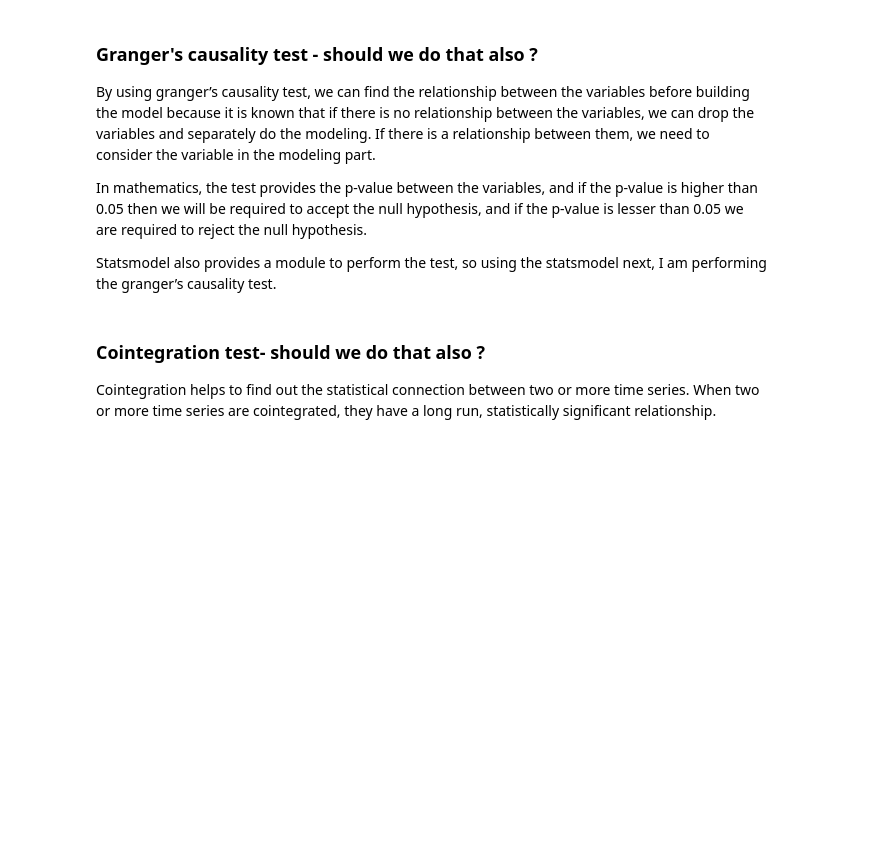
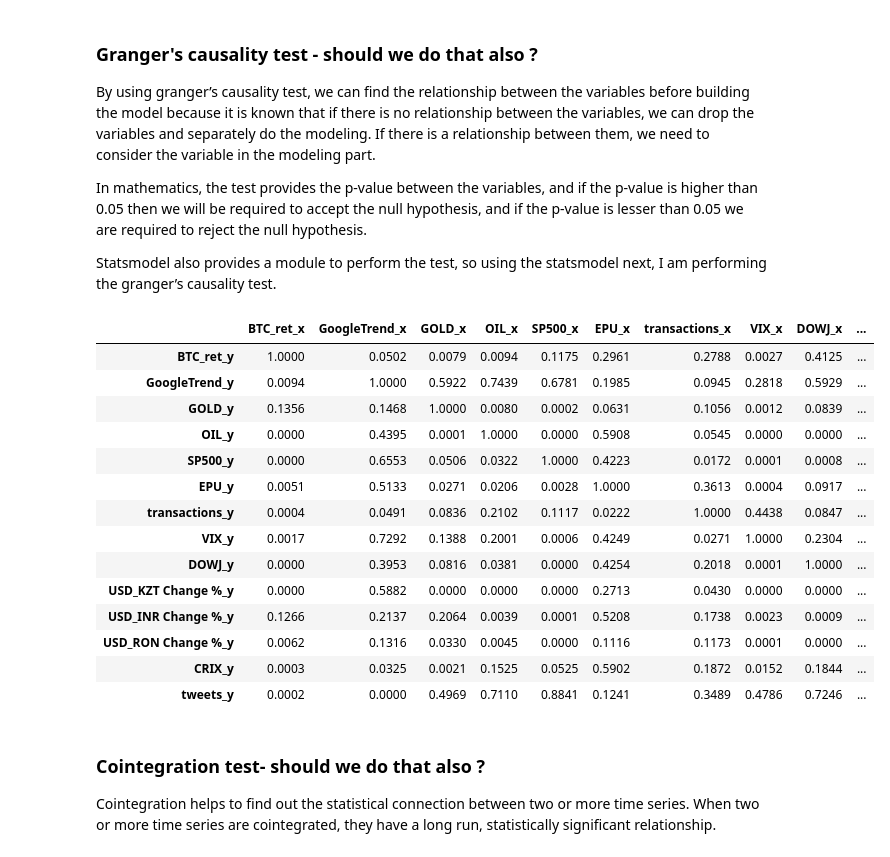
Before and after one commit to Nsmid/Research-project-Fintech-BTC_PRICES, a Jupyter notebook: research_project.ipynb, the cells around one changed output. Saved outputs shown, nothing was run; the diff lists cells and outputs as text; code cells hidden in the pictures; blank space fills up the shorter version.

Commit message:
everything merged+ Granger's causality test

```diff
--- a/research_project.ipynb
+++ b/research_project.ipynb
@@ -429,0 +460,4 @@ twitter['tweets'].isna().sum()
+# %%
+# create a scaler object
+std_scaler = StandardScaler()
+std_scaler
@@ -430,3 +466,8 @@ twitter['tweets'].isna().sum()
+# %%
+#standardizing the number of tweets per day
+twitter_st = pd.DataFrame(std_scaler.fit_transform(twitter), columns=twitter.columns)
+# %%
+twitter_st.index=twitter.index
 # %% [markdown]
 ------------------------------------------------------------------------------------------------------------------
 # %% [markdown]
@@ -456,7 +531,10 @@ All other data apart from those stated before are in their log form --> from pri
 # %%
 btc_merged=returns_btc.join(df_data_st)
 btc_df= btc_merged.merge(yahoofin_returns, left_index=True, right_index=True)
-btc_data= btc_df.merge(df_merge_returns, left_index=True, right_index=True)
+btc_1 = btc_df.merge(df_merge_returns, left_index=True, right_index=True)
+btc_2 = btc_1.merge(dfs_currency, left_index=True, right_index=True)
+btc_3 = btc_2.merge(CRIX_returns, left_index=True, right_index=True)
+btc_data = btc_3.merge(twitter_st, left_index=True, right_index=True)
 # %%
 data_btc=btc_data.dropna()
 # %%
@@ -553,3 +753,39 @@ from statsmodels.tsa.stattools import grangercausalitytests
+# %%
+from statsmodels.tsa.stattools import grangercausalitytests
+maxlag=15
+test = 'ssr_chi2test'
+
+def grangers_causation_matrix(data, variables, test='ssr_chi2test', verbose=False):
+
+    df = pd.DataFrame(np.zeros((len(variables), len(variables))), columns=variables, index=variables)
+    for c in df.columns:
+        for r in df.index:
+            test_result = grangercausalitytests(data[[r, c]], maxlag=maxlag, verbose=False)
+            p_values = [round(test_result[i+1][0][test][1],4) for i in range(maxlag)]
+            if verbose: print(f'Y = {r}, X = {c}, P Values = {p_values}')
+            min_p_value = np.min(p_values)
+            df.loc[r, c] = min_p_value
+    df.columns = [var + '_x' for var in variables]
+    df.index = [var + '_y' for var in variables]
+    return df
+
+grangers_causation_matrix(data_btc, variables = data_btc.columns)
+# %% [output]
+|  | BTC_ret_x | GoogleTrend_x | GOLD_x | OIL_x | SP500_x | EPU_x | transactions_x | VIX_x | DOWJ_x | ... |
+| BTC_ret_y | 1.0000 | 0.0502 | 0.0079 | 0.0094 | 0.1175 | 0.2961 | 0.2788 | 0.0027 | 0.4125 | ... |
+| GoogleTrend_y | 0.0094 | 1.0000 | 0.5922 | 0.7439 | 0.6781 | 0.1985 | 0.0945 | 0.2818 | 0.5929 | ... |
+| GOLD_y | 0.1356 | 0.1468 | 1.0000 | 0.0080 | 0.0002 | 0.0631 | 0.1056 | 0.0012 | 0.0839 | ... |
+| OIL_y | 0.0000 | 0.4395 | 0.0001 | 1.0000 | 0.0000 | 0.5908 | 0.0545 | 0.0000 | 0.0000 | ... |
+| SP500_y | 0.0000 | 0.6553 | 0.0506 | 0.0322 | 1.0000 | 0.4223 | 0.0172 | 0.0001 | 0.0008 | ... |
+| EPU_y | 0.0051 | 0.5133 | 0.0271 | 0.0206 | 0.0028 | 1.0000 | 0.3613 | 0.0004 | 0.0917 | ... |
+| transactions_y | 0.0004 | 0.0491 | 0.0836 | 0.2102 | 0.1117 | 0.0222 | 1.0000 | 0.4438 | 0.0847 | ... |
+| VIX_y | 0.0017 | 0.7292 | 0.1388 | 0.2001 | 0.0006 | 0.4249 | 0.0271 | 1.0000 | 0.2304 | ... |
+| DOWJ_y | 0.0000 | 0.3953 | 0.0816 | 0.0381 | 0.0000 | 0.4254 | 0.2018 | 0.0001 | 1.0000 | ... |
+| USD_KZT Change %_y | 0.0000 | 0.5882 | 0.0000 | 0.0000 | 0.0000 | 0.2713 | 0.0430 | 0.0000 | 0.0000 | ... |
+| USD_INR Change %_y | 0.1266 | 0.2137 | 0.2064 | 0.0039 | 0.0001 | 0.5208 | 0.1738 | 0.0023 | 0.0009 | ... |
+| USD_RON Change %_y | 0.0062 | 0.1316 | 0.0330 | 0.0045 | 0.0000 | 0.1116 | 0.1173 | 0.0001 | 0.0000 | ... |
+| CRIX_y | 0.0003 | 0.0325 | 0.0021 | 0.1525 | 0.0525 | 0.5902 | 0.1872 | 0.0152 | 0.1844 | ... |
+| tweets_y | 0.0002 | 0.0000 | 0.4969 | 0.7110 | 0.8841 | 0.1241 | 0.3489 | 0.4786 | 0.7246 | ... |
 # %% [markdown]
 ### Cointegration test-  should we do that also ?
 
```
Also changed, not shown: parts of 25 cells of this notebook.
